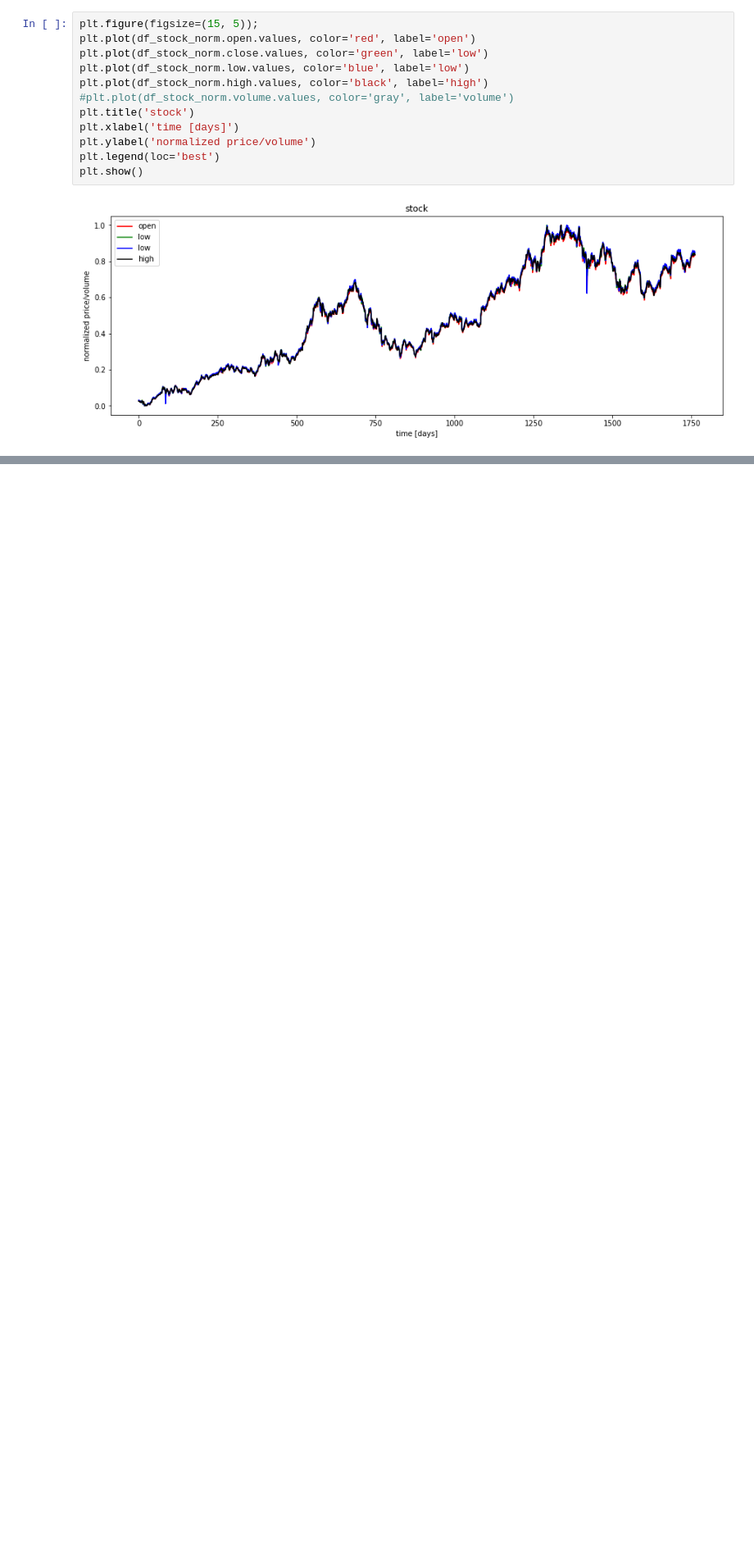
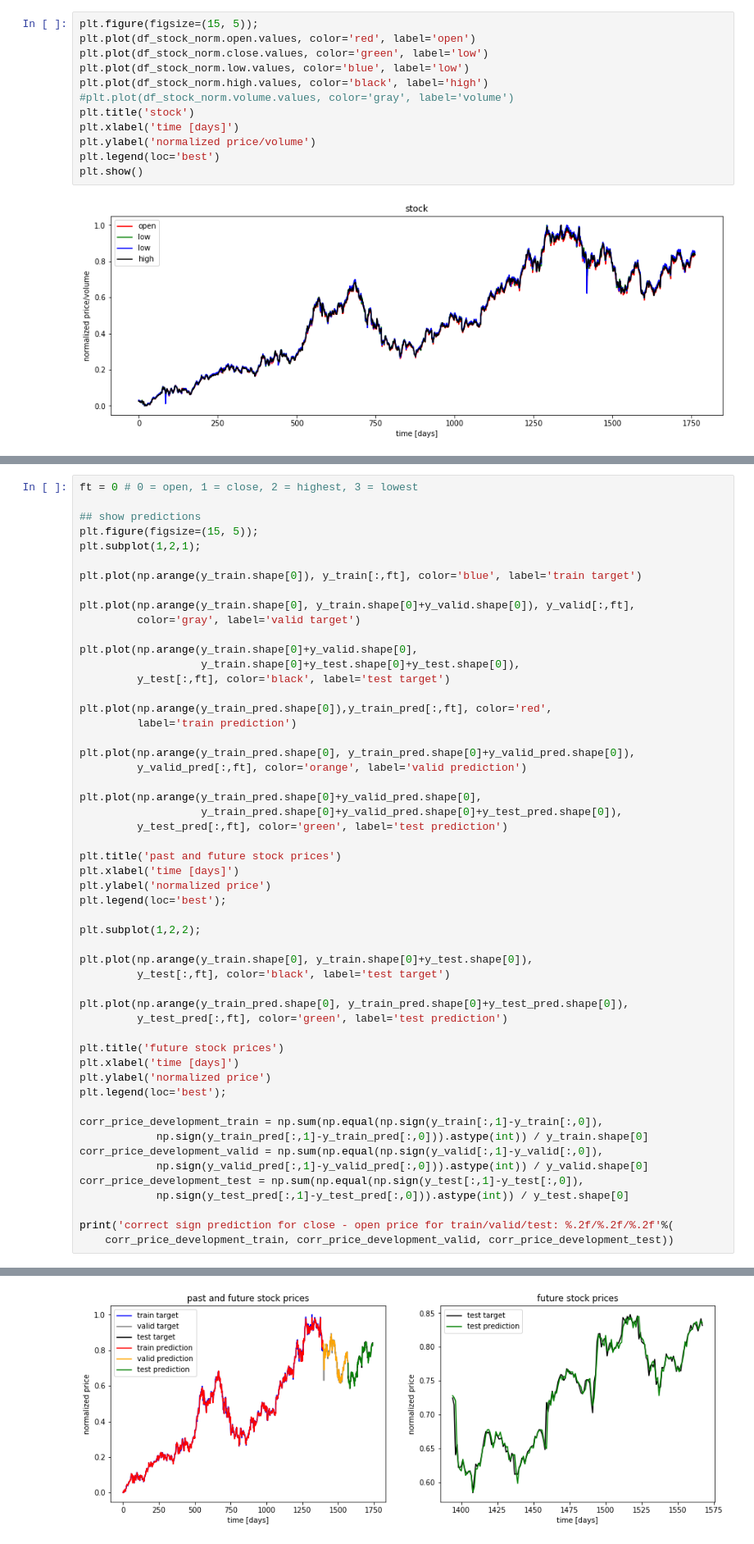
Before and after one commit to WaqasAliAbbasi/HKU-FYP, a Jupyter notebook: implementation/NYStockPrice.ipynb, the cells around one changed output, grey strips where cells are left out. Shown: that part at 82% size. Saved outputs shown, nothing was run; the diff lists cells and outputs as text; blank space fills up the shorter version.

```diff
--- a/implementation/NYStockPrice.ipynb
+++ b/implementation/NYStockPrice.ipynb
@@ -246,0 +267,54 @@ AttributeError: module 'tensorflow' has no attribute 'placeholder'
+# %%
+ft = 0 # 0 = open, 1 = close, 2 = highest, 3 = lowest
+
+## show predictions
+plt.figure(figsize=(15, 5));
+plt.subplot(1,2,1);
+
+plt.plot(np.arange(y_train.shape[0]), y_train[:,ft], color='blue', label='train target')
+
+plt.plot(np.arange(y_train.shape[0], y_train.shape[0]+y_valid.shape[0]), y_valid[:,ft],
+         color='gray', label='valid target')
+
+plt.plot(np.arange(y_train.shape[0]+y_valid.shape[0],
+                   y_train.shape[0]+y_test.shape[0]+y_test.shape[0]),
+         y_test[:,ft], color='black', label='test target')
+
+plt.plot(np.arange(y_train_pred.shape[0]),y_train_pred[:,ft], color='red',
+         label='train prediction')
+
+plt.plot(np.arange(y_train_pred.shape[0], y_train_pred.shape[0]+y_valid_pred.shape[0]),
+         y_valid_pred[:,ft], color='orange', label='valid prediction')
+
+plt.plot(np.arange(y_train_pred.shape[0]+y_valid_pred.shape[0],
+                   y_train_pred.shape[0]+y_valid_pred.shape[0]+y_test_pred.shape[0]),
+         y_test_pred[:,ft], color='green', label='test prediction')
+
+plt.title('past and future stock prices')
+plt.xlabel('time [days]')
+plt.ylabel('normalized price')
+plt.legend(loc='best');
+
+plt.subplot(1,2,2);
+
+plt.plot(np.arange(y_train.shape[0], y_train.shape[0]+y_test.shape[0]),
+         y_test[:,ft], color='black', label='test target')
+
+plt.plot(np.arange(y_train_pred.shape[0], y_train_pred.shape[0]+y_test_pred.shape[0]),
+         y_test_pred[:,ft], color='green', label='test prediction')
+
+plt.title('future stock prices')
+plt.xlabel('time [days]')
+plt.ylabel('normalized price')
+plt.legend(loc='best');
+
+corr_price_development_train = np.sum(np.equal(np.sign(y_train[:,1]-y_train[:,0]),
+            np.sign(y_train_pred[:,1]-y_train_pred[:,0])).astype(int)) / y_train.shape[0]
+corr_price_development_valid = np.sum(np.equal(np.sign(y_valid[:,1]-y_valid[:,0]),
+            np.sign(y_valid_pred[:,1]-y_valid_pred[:,0])).astype(int)) / y_valid.shape[0]
+corr_price_development_test = np.sum(np.equal(np.sign(y_test[:,1]-y_test[:,0]),
+            np.sign(y_test_pred[:,1]-y_test_pred[:,0])).astype(int)) / y_test.shape[0]
+
+print('correct sign prediction for close - open price for train/valid/test: %.2f/%.2f/%.2f'%(
+    corr_price_development_train, corr_price_development_valid, corr_price_development_test))
+# %% [output]
@@ -246,0 +322 @@ AttributeError: module 'tensorflow' has no attribute 'placeholder'
+[figure, added]
```
Also changed, not shown: parts of 5 cells of this notebook, 43 other files.
